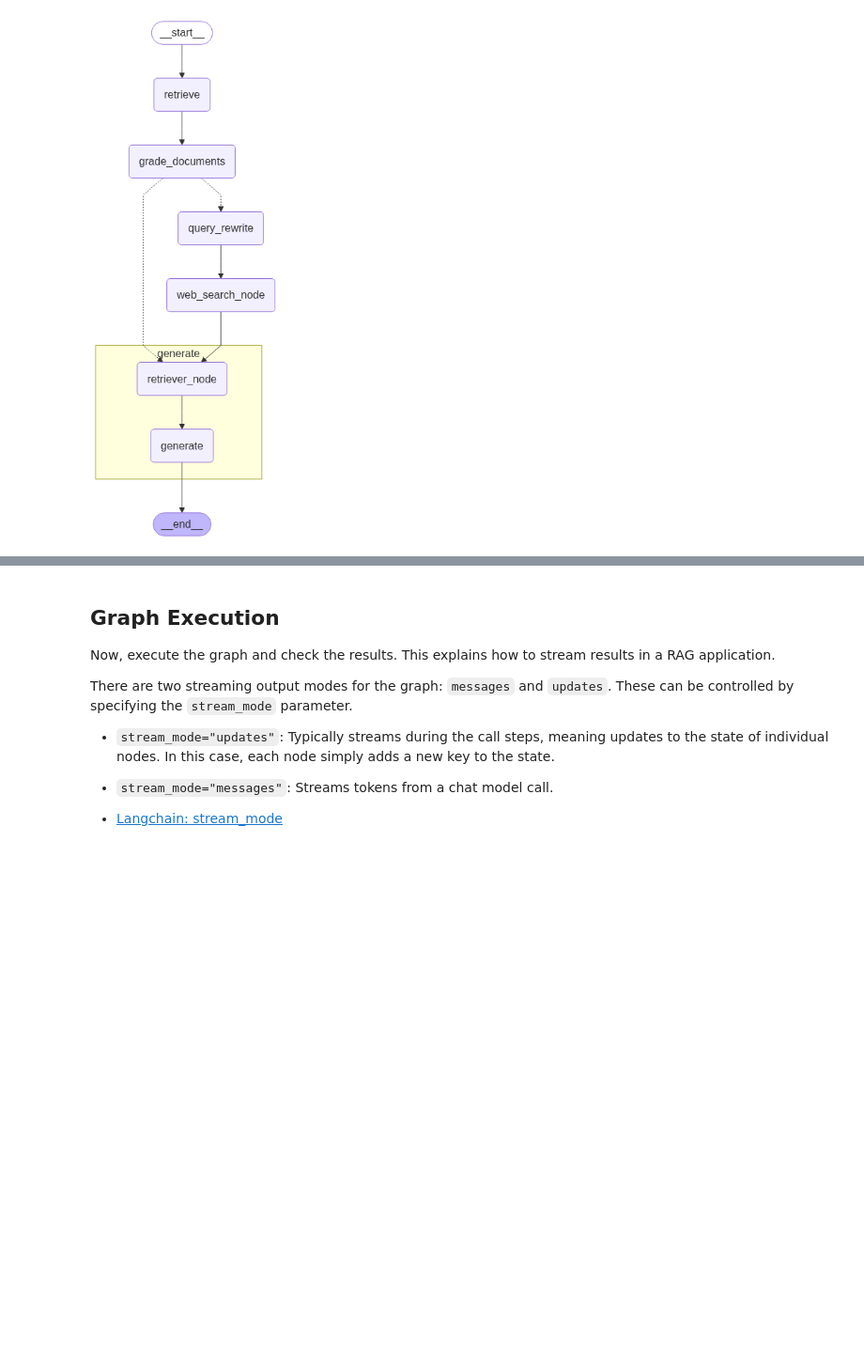
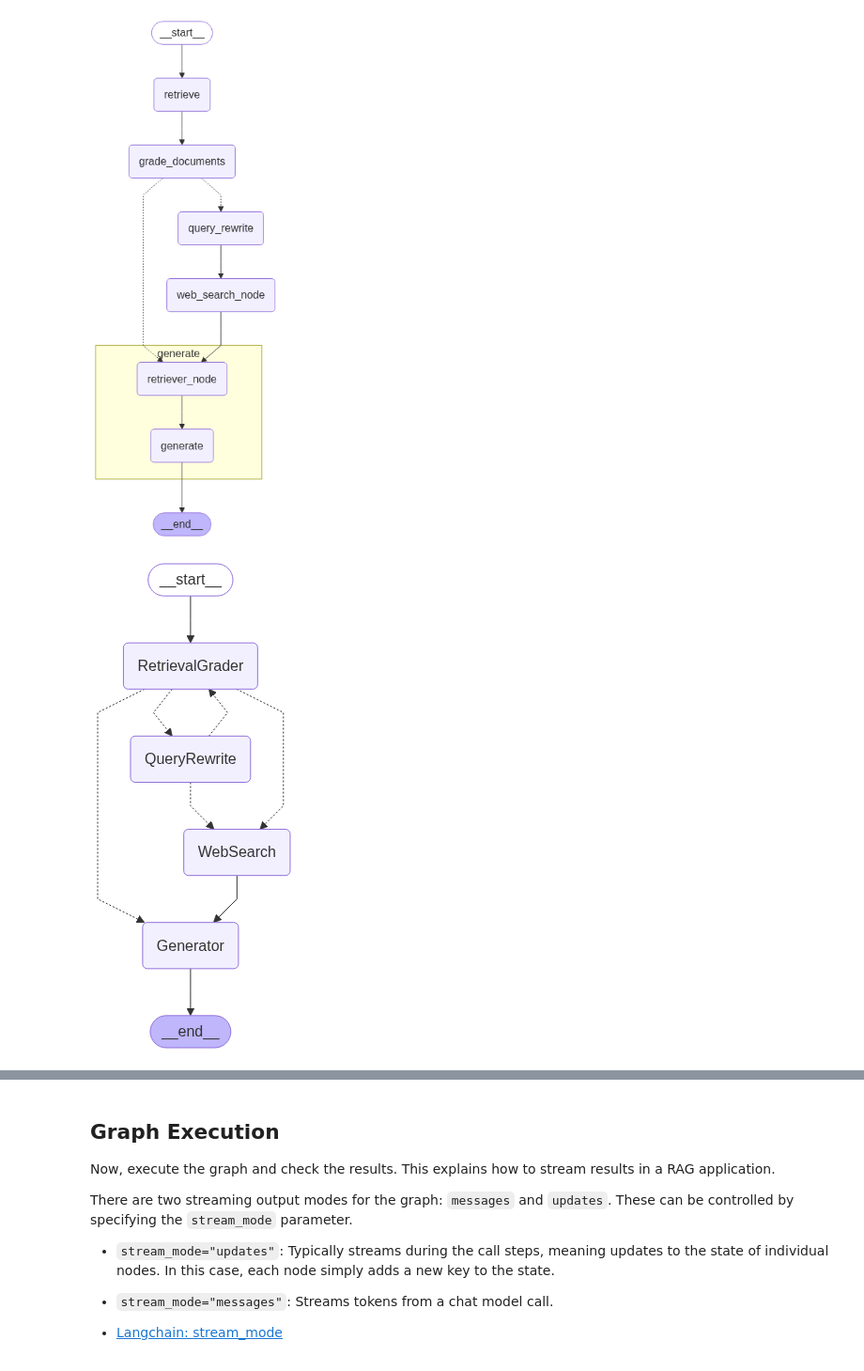
Before and after one commit to Bluedata-Consulting/GAAPB01-training-code-base, a Jupyter notebook: Concept_RAG_Advanced.ipynb, the cells around one changed output, grey strips where cells are left out. Shown at 94% size. Cells and saved outputs as stored; diff of their text form; code cells hidden in the pictures; blank space fills up the shorter version.

```diff
--- a/Concept_RAG_Advanced.ipynb
+++ b/Concept_RAG_Advanced.ipynb
@@ -118,7 +113,7 @@ Context:
 {context}
 """
 
-prompt = PromptTemplate.from_template(message)
+ragprompt = PromptTemplate.from_template(message)
 # %%
 class ragState(TypedDict):
     question: str
@@ -133,7 +128,7 @@ def retriever_node(state:ragState):
 # generation node
 def generate(state:ragState):
     doc_content = "\n\n".join(doc.page_content for doc in state["context"])
-    message = prompt.invoke({"question":state["question"],"context":doc_content})
+    message = ragprompt.invoke({"question":state["question"],"context":doc_content})
     response = llm.invoke(message)
     return {"answer":response}
 
@@ -174,8 +169,6 @@ class GradeDocuments(BaseModel):
         description="Documents are relevant to the question, 'yes' or 'no'"
     )
 
-# LLM initialization
-llm = AzureChatOpenAI(model="gpt-4.1-mini", temperature=0)
 
 # An LLM that generates structured outputs using the GradeDocuments data model.
 structured_llm_grader = llm.with_structured_output(GradeDocuments)
@@ -316,6 +309,8 @@ class GraphState(TypedDict):
     generation: Annotated[str, "The generation from the LLM"]
     web_search: Annotated[str, "Whether to add search"]
     documents: Annotated[List[str], "The documents retrieved"]
+    refined_for_re_retrieval:bool
+    relevant:bool
 # %% [markdown]
 ## Node
 
@@ -468,50 +443,54 @@ display(Image(app.get_graph(xray=True).draw_mermaid_png()))
 [figure]
 # %%
 # ---- Subgraph: Retrieval + Grading ----
-def build_retrieval_grader_subgraph() -> CompiledGraph:
-    sub_builder = StateGraph()
-    sub_builder.add_node("Retrieve", retrieve_docs)
-    sub_builder.add_node("Grade", grade_docs)
+def build_retrieval_grader_subgraph():
+    sub_builder = StateGraph(GraphState)
+    sub_builder.add_node("Retrieve", retrieve)
+    sub_builder.add_node("Grade", grade_documents)
     sub_builder.set_entry_point("Retrieve")
     sub_builder.add_edge("Retrieve", "Grade")
     sub_builder.add_edge("Grade", END)
     return sub_builder.compile()
 
 retrieval_grader = build_retrieval_grader_subgraph()
 
+
 # ---- Main Graph ----
-builder = StateGraph()
+builder = StateGraph(GraphState)
 
 builder.add_node("RetrievalGrader", retrieval_grader)
-builder.add_node("Generator", generate_answer)
-builder.add_node("QueryRewrite", rewrite_query)
+builder.add_node("Generator", generate)
+builder.add_node("QueryRewrite", query_rewrite)
 builder.add_node("WebSearch", web_search)
 
 builder.set_entry_point("RetrievalGrader")
 
 # ---- Routing Logic ----
-def route_after_grading(state: RAGState) -> str:
+def route_after_grading(state: GraphState) -> str:
     if state["relevant"]:
         return "Generator"
     elif not state["refined_for_re_retrieval"]:
         return "QueryRewrite"
-    elif state.get("web_search_ready", False):
+    elif state.get("web_search"):
         return "WebSearch"
     else:
         return "QueryRewrite"
 
-def route_after_rewrite(state: RAGState) -> str:
-    if state.get("web_search_ready", False):
+def route_after_rewrite(state: GraphState) -> str:
+    if state.get("web_search"):
         return "WebSearch"
     return "RetrievalGrader"
 
-builder.add_conditional_edges("RetrievalGrader", route_after_grading)
+builder.add_conditional_edges("RetrievalGrader", route_after_grading,{"Generator":"Generator",
+                                                                      "QueryRewrite":"QueryRewrite",
+                                                                      "WebSearch":"WebSearch",
+                                                                      })
 builder.add_edge("Generator", END)
-builder.add_conditional_edges("QueryRewrite", route_after_rewrite)
+builder.add_conditional_edges("QueryRewrite", route_after_rewrite,{"WebSearch":"WebSearch","RetrievalGrader":"RetrievalGrader"})
 builder.add_edge("WebSearch", "Generator")
 
 graph = builder.compile()
 
-# ---- Execute Graph ----
-response = graph.invoke({"query": "What is LangGraph and how is it used?"})
-print("Final Answer:", response.get("answer"))
+graph
+# %% [output]
+[figure, added]
```
Also changed, not shown: parts of 9 cells of this notebook.
